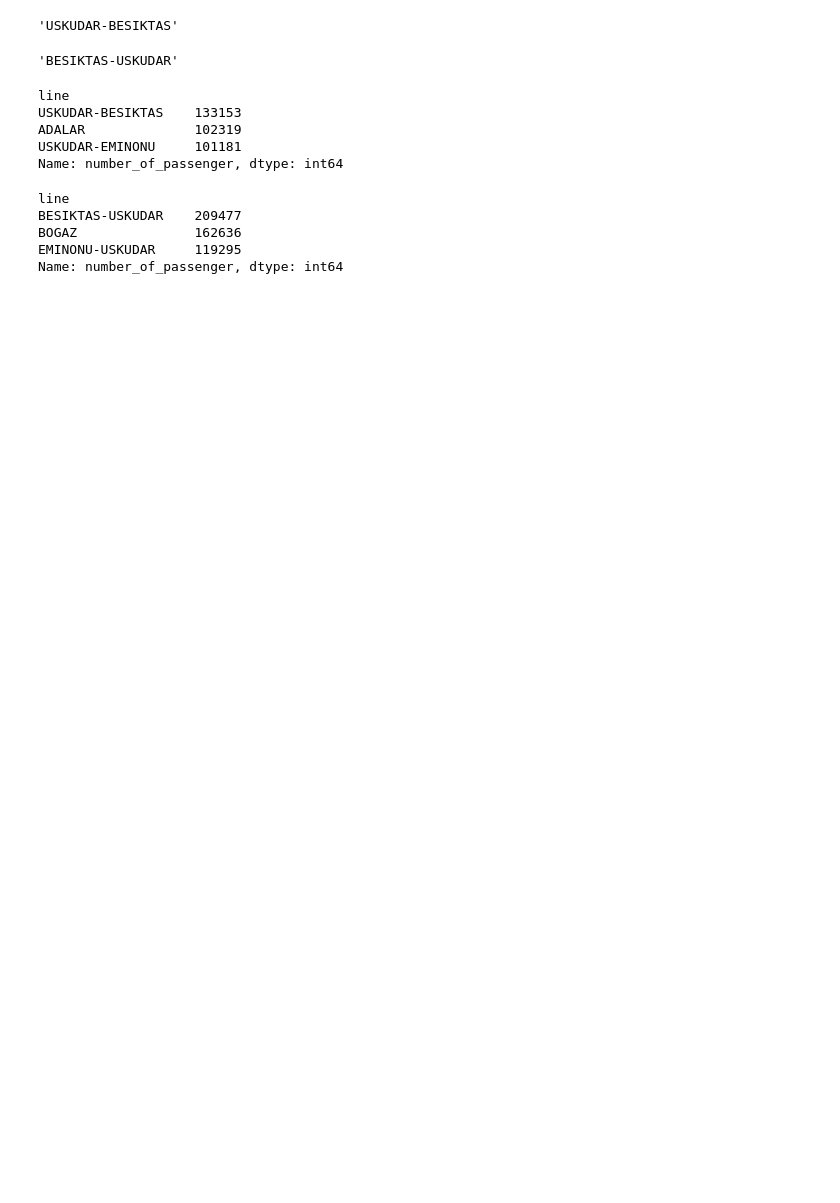
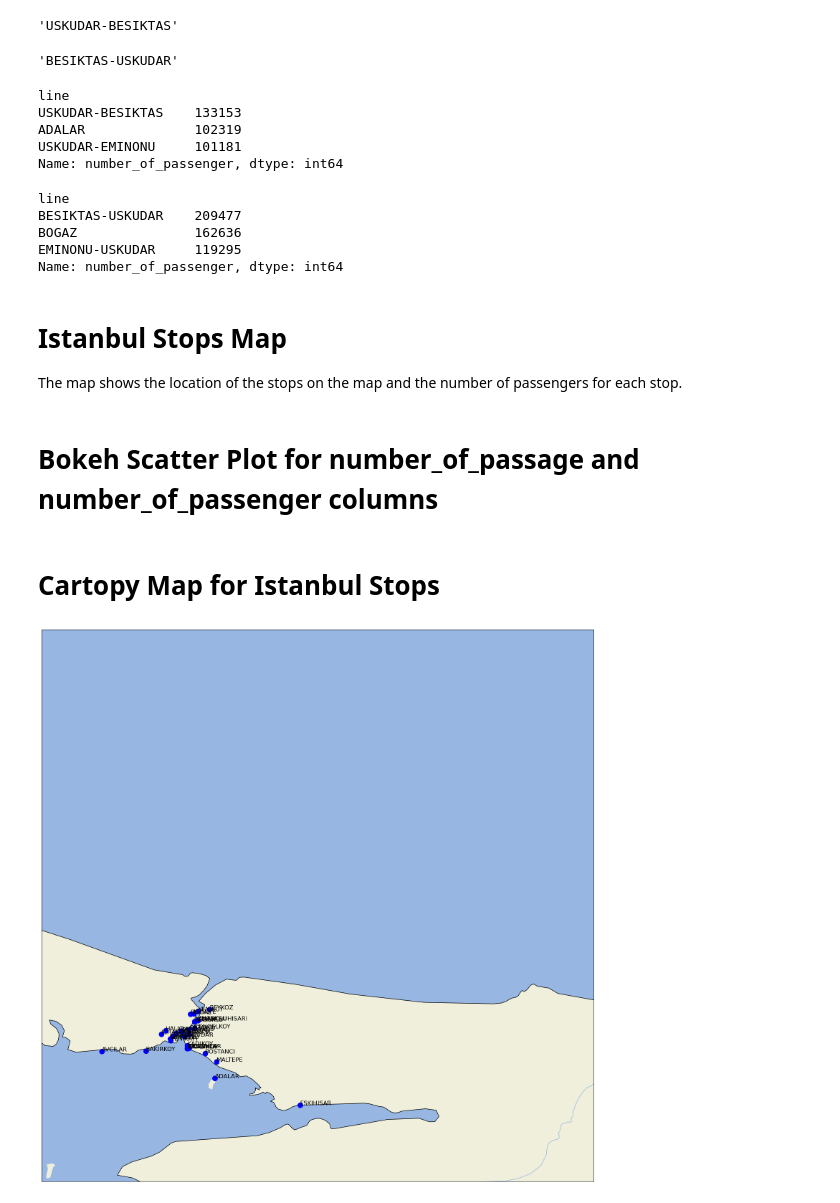
Before and after one commit to senaoz/49Y, a Jupyter notebook: istanbulEylul23/main.ipynb, the cells around one changed output. Drawn from its saved outputs; the diff is of its cells as text; code cells hidden in the pictures; blank space fills up the shorter version.

```diff
--- a/istanbulEylul23/main.ipynb
+++ b/istanbulEylul23/main.ipynb
@@ -291,3 +223,7 @@ BESIKTAS-USKUDAR    209477
 BOGAZ               162636
 EMINONU-USKUDAR     119295
 Name: number_of_passenger, dtype: int64
+# %% [markdown]
+# Istanbul Stops Map
+
+The map shows the location of the stops on the map and the number of passengers for each stop.
@@ -293,0 +299,2 @@ Name: number_of_passenger, dtype: int64
+# %% [markdown]
+# Bokeh Scatter Plot for number_of_passage and number_of_passenger columns
@@ -293,0 +311,25 @@ Name: number_of_passenger, dtype: int64
+# %% [markdown]
+# Cartopy Map for Istanbul Stops
+# %%
+import cartopy.crs as ccrs
+import cartopy.feature as cfeature
+import matplotlib.pyplot as plt
+
+plt.figure(figsize=(20, 20))
+ax = plt.axes(projection=ccrs.PlateCarree())
+ax.set_extent([28.5, 30.5, 40.5, 42.5])
+
+ax.add_feature(cfeature.LAND)
+ax.add_feature(cfeature.OCEAN)
+ax.add_feature(cfeature.COASTLINE)
+ax.add_feature(cfeature.BORDERS, linestyle=':')
+ax.add_feature(cfeature.LAKES, alpha=0.5)
+ax.add_feature(cfeature.RIVERS)
+
+for stop, coords in stopsWithLocations.items():
+    plt.plot(coords[1], coords[0], 'bo', markersize=10)
+    plt.text(coords[1], coords[0], stop, fontsize=12)
+
+plt.show()
+# %% [output]
+[figure, added]
```
Also changed, not shown: parts of 16 cells of this notebook, 2 other files.
